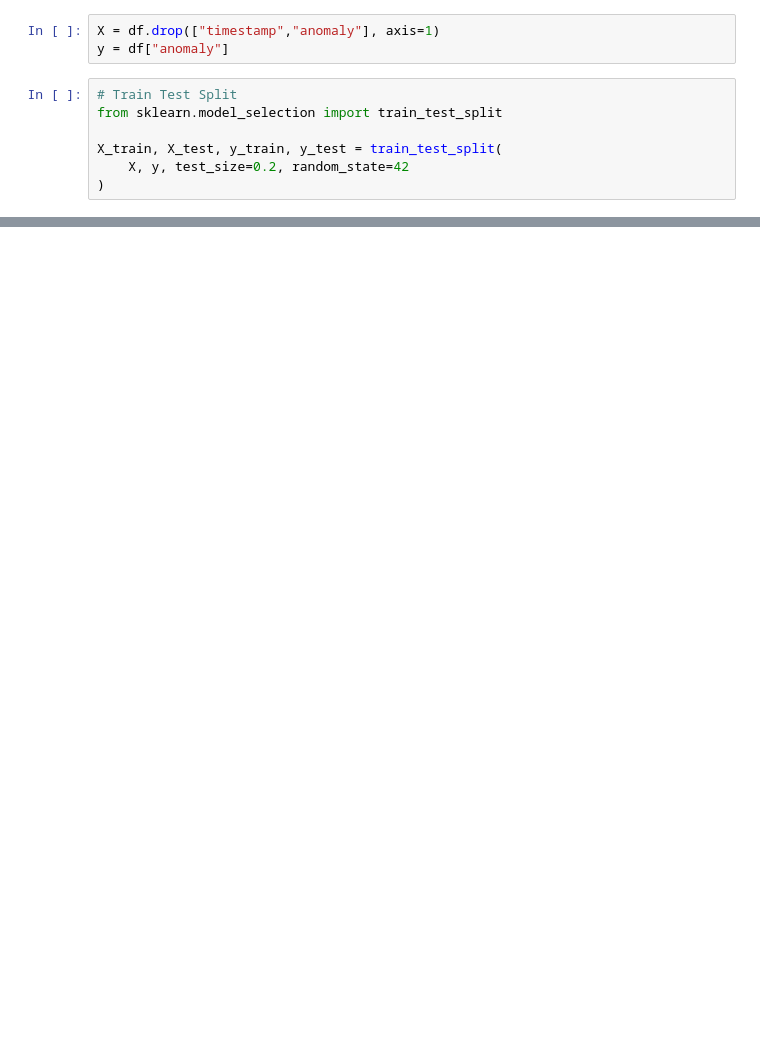
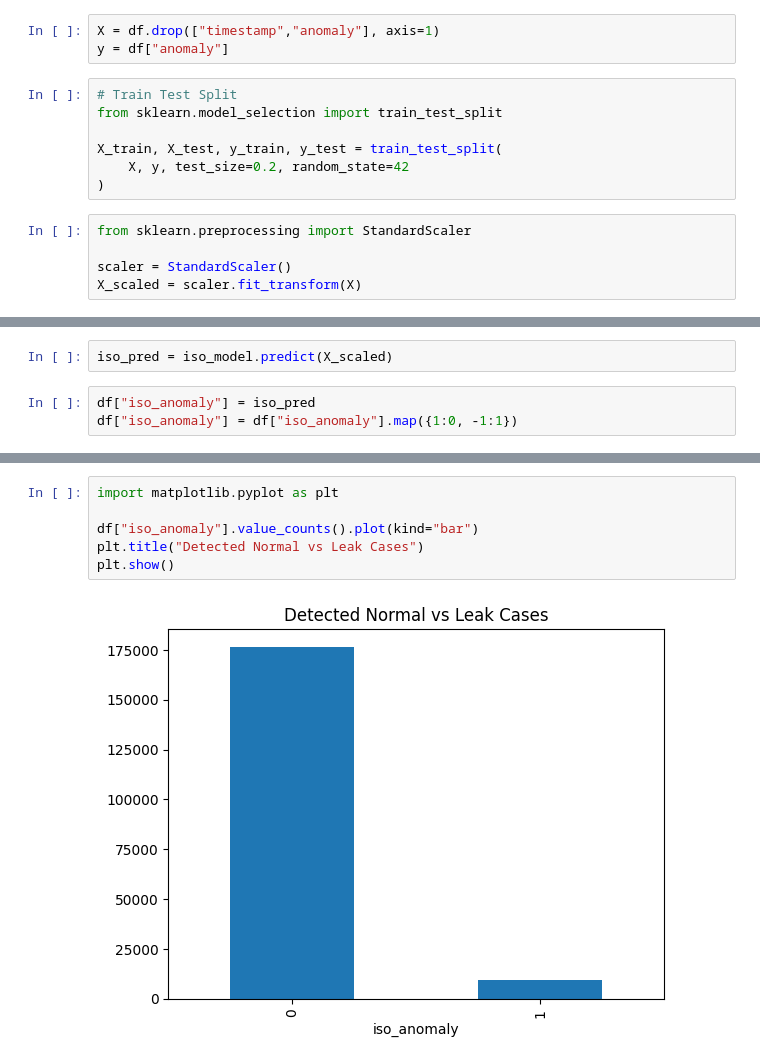
Before and after one commit to bodhekarvarad/AMC, a Jupyter notebook: AI_model/generate_pipeline_leakage_dataset.ipynb, the cells around one changed output, grey strips where cells are left out. Saved outputs shown, nothing was run; the diff lists cells and outputs as text; blank space fills up the shorter version.

```diff
--- a/AI_model/generate_pipeline_leakage_dataset.ipynb
+++ b/AI_model/generate_pipeline_leakage_dataset.ipynb
@@ -113,3 +132,8 @@ from sklearn.model_selection import train_test_split
 X_train, X_test, y_train, y_test = train_test_split(
     X, y, test_size=0.2, random_state=42
 )
+# %%
+from sklearn.preprocessing import StandardScaler
+
+scaler = StandardScaler()
+X_scaled = scaler.fit_transform(X)
@@ -115,0 +155,5 @@ X_train, X_test, y_train, y_test = train_test_split(
+# %%
+iso_pred = iso_model.predict(X_scaled)
+# %%
+df["iso_anomaly"] = iso_pred
+df["iso_anomaly"] = df["iso_anomaly"].map({1:0, -1:1})
@@ -115,0 +208,8 @@ X_train, X_test, y_train, y_test = train_test_split(
+# %%
+import matplotlib.pyplot as plt
+
+df["iso_anomaly"].value_counts().plot(kind="bar")
+plt.title("Detected Normal vs Leak Cases")
+plt.show()
+# %% [output]
+[figure, added]
```
Also changed, not shown: parts of 13 cells of this notebook.
